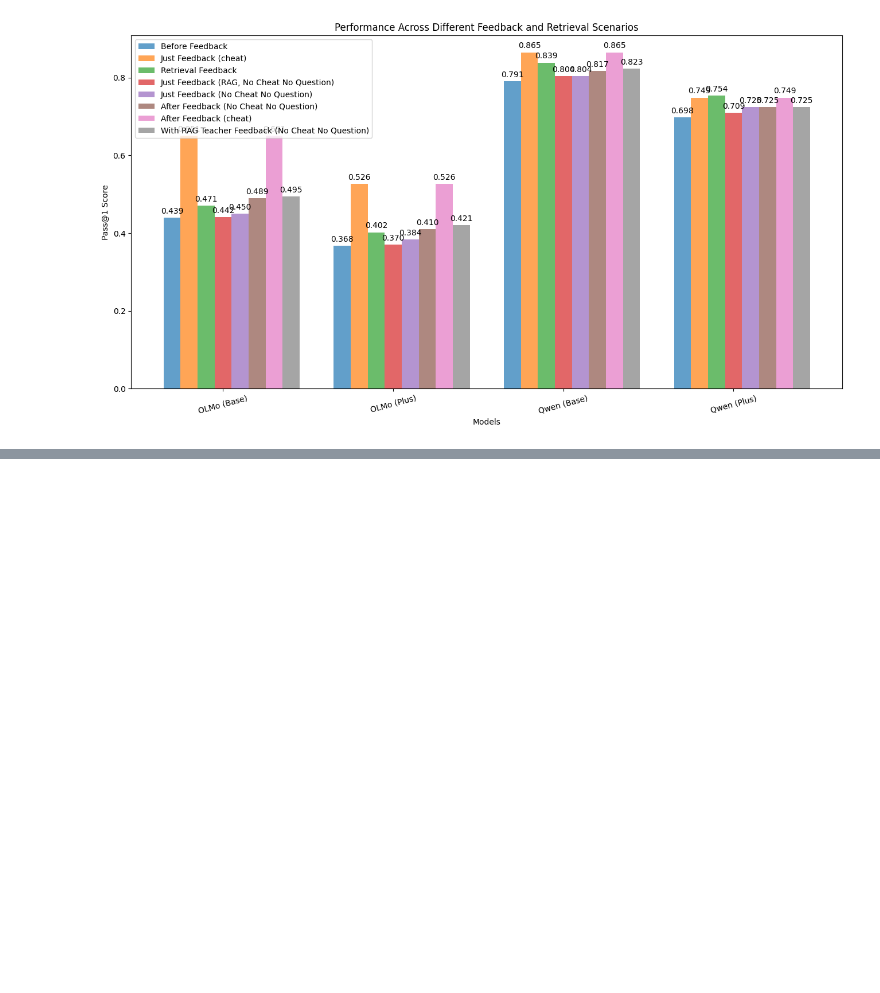
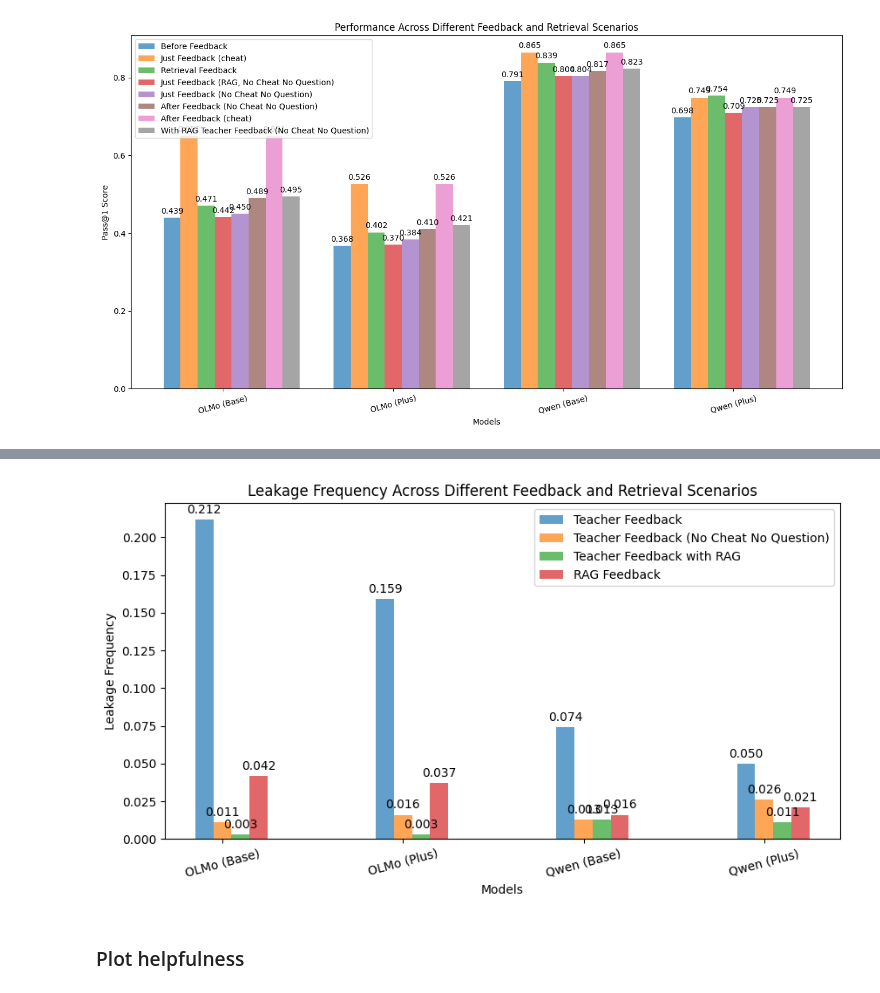
Before and after one commit to IanMagnusson/Ethical-AI-teachers, a Jupyter notebook: viz.ipynb, the cells around one changed output, grey strips where cells are left out. Cells and saved outputs as stored; diff of their text form; code cells hidden in the pictures; blank space fills up the shorter version.

Commit message:
updated code and plots

```diff
--- a/viz.ipynb
+++ b/viz.ipynb
@@ -221,4 +221,45 @@ df_qwen
 scenarios =  df_olmo['exp_id'].unique()
 models = ["OLMo (Base)", "OLMo (Plus)", "Qwen (Base)", "Qwen (Plus)"]
 
-data = {exp: [df_olmo['']] for exp in scenarios}
+data = {
+        exp: [
+                df_olmo[df_olmo["exp_id"] == scenarios[i]]["base_leakage_freq"].values[0],
+                df_olmo[df_olmo["exp_id"] == scenarios[i]]["plus_leakage_freq"].values[0],
+                df_qwen[df_qwen["exp_id"] == scenarios[i]]["base_leakage_freq"].values[0],
+                df_qwen[df_qwen["exp_id"] == scenarios[i]]["plus_leakage_freq"].values[0],
+                ]
+                for i, exp in enumerate(scenarios)
+        }
+# %%
+# Convert data to DataFrame for plotting
+df_plot = pd.DataFrame(data, index=models)
+
+# Plot the bar chart
+fig, ax = plt.subplots(figsize=(10, 5))
+width = 0.1  # Adjust width for multiple bars
+x = np.arange(len(models))
+
+# Plot each scenario as a separate bar set
+for i, (label, values) in enumerate(df_plot.items()):
+    ax.bar(x + (i - 1) * width, values, width, label=label, alpha=0.7)
+
+# Labels and Titles
+ax.set_xlabel("Models")
+ax.set_ylabel("Leakage Frequency")
+ax.set_title("Leakage Frequency Across Different Feedback and Retrieval Scenarios")
+ax.set_xticks(x)
+ax.set_xticklabels(models, rotation=15)
+ax.legend()
+
+# Display values on bars
+for i, (label, values) in enumerate(df_plot.items()):
+    for j, value in enumerate(values):
+        ax.annotate(f"{value:.3f}",
+                    xy=(x[j] + (i - 1) * width, value),
+                    xytext=(0, 3),  # Offset text slightly above bars
+                    textcoords="offset points",
+                    ha='center', va='bottom')
+
+plt.show()
+# %% [output]
+[figure, added]
@@ -224,0 +270,2 @@ data = {exp: [df_olmo['']] for exp in scenarios}
+# %% [markdown]
+### Plot helpfulness
```
Also changed, not shown: parts of 7 cells of this notebook, 12 other files.
